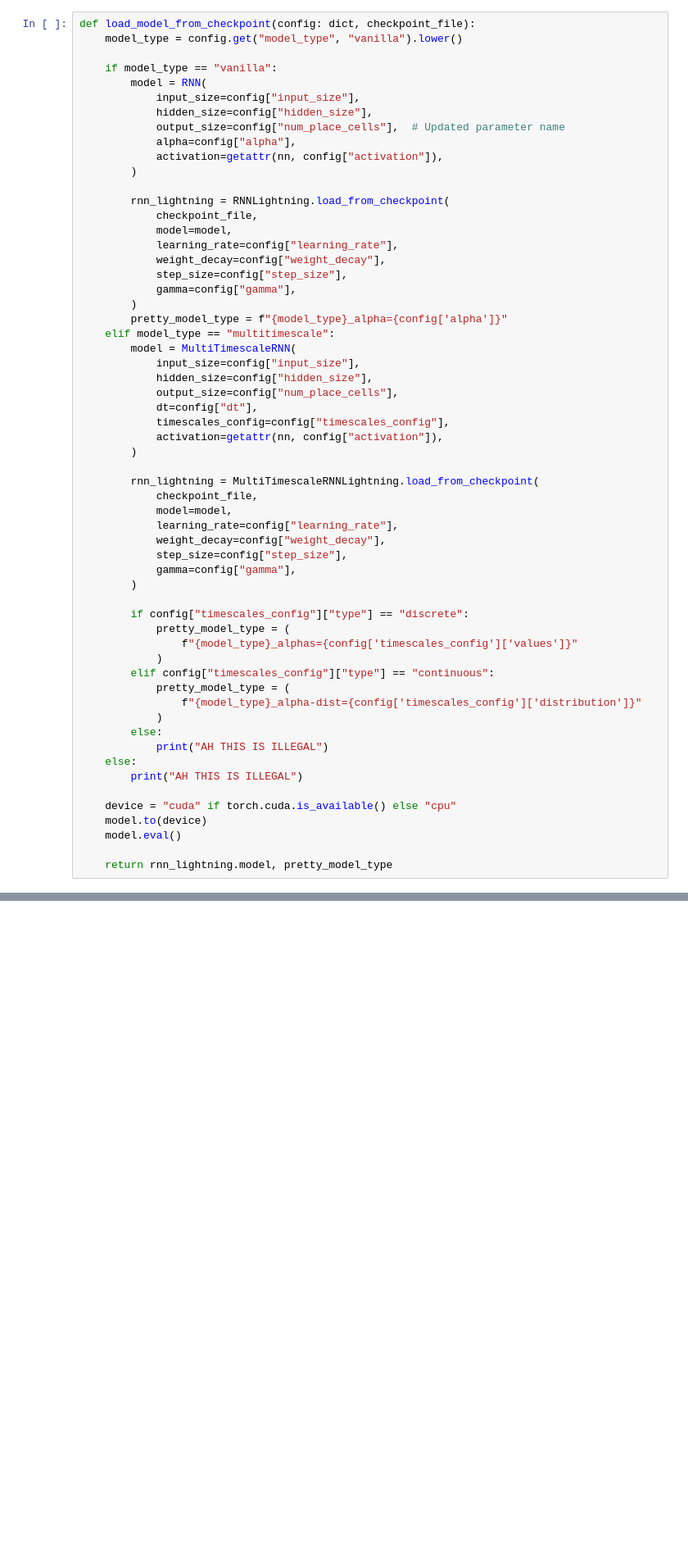
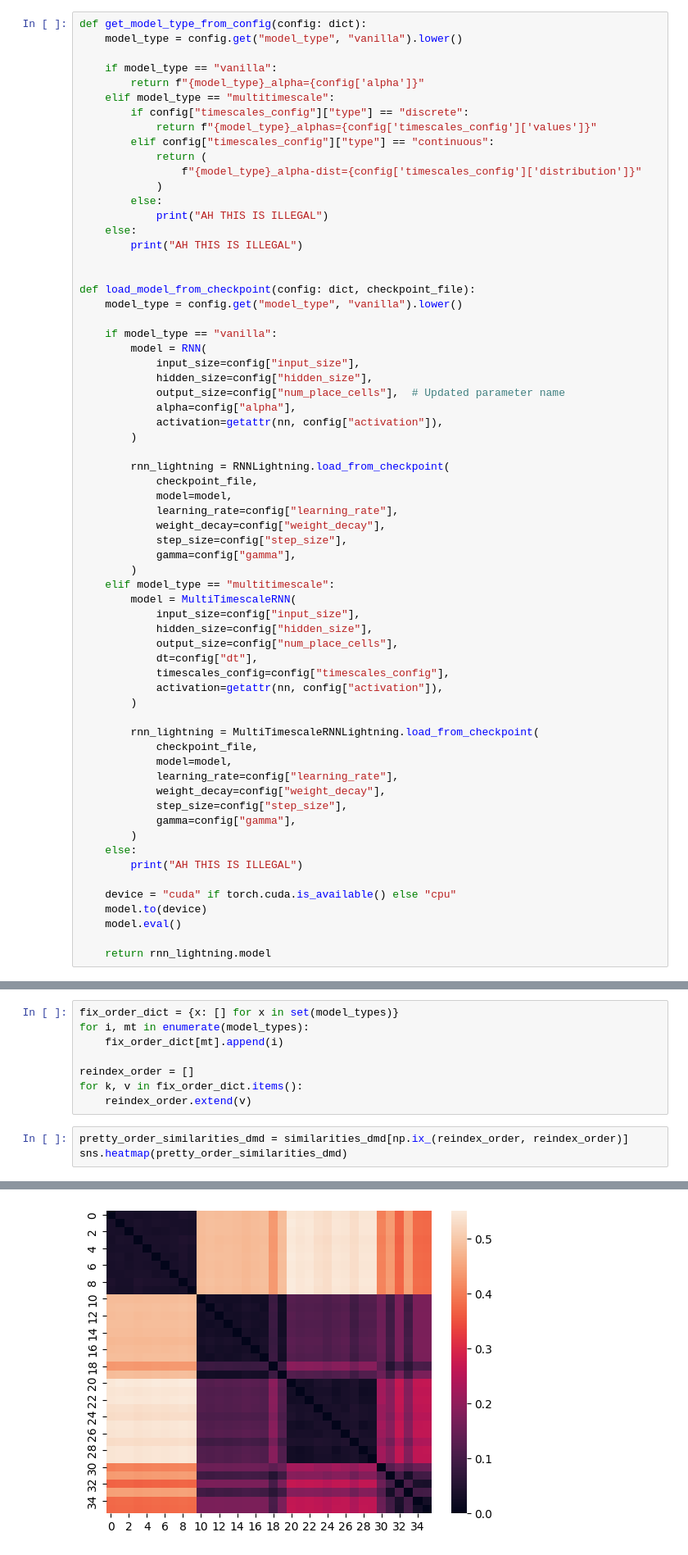
Before and after one commit to abertics/pirnns, a Jupyter notebook: pirnns/notebooks/analyze.ipynb, the cells around one changed output, grey strips where cells are left out. Shown at 82% size. Drawn from its saved outputs; the diff is of its cells as text; blank space fills up the shorter version.

```diff
--- a/pirnns/notebooks/analyze.ipynb
+++ b/pirnns/notebooks/analyze.ipynb
@@ -123,6 +134,24 @@ Run for each 10 seeds!
 - 4 timescales, alphas= [0.25, 0.5, 0.75, 1]
 - power-law, default set up
 # %%
+def get_model_type_from_config(config: dict):
+    model_type = config.get("model_type", "vanilla").lower()
+
+    if model_type == "vanilla":
+        return f"{model_type}_alpha={config['alpha']}"
+    elif model_type == "multitimescale":
+        if config["timescales_config"]["type"] == "discrete":
+            return f"{model_type}_alphas={config['timescales_config']['values']}"
+        elif config["timescales_config"]["type"] == "continuous":
+            return (
+                f"{model_type}_alpha-dist={config['timescales_config']['distribution']}"
+            )
+        else:
+            print("AH THIS IS ILLEGAL")
+    else:
+        print("AH THIS IS ILLEGAL")
+
+
 def load_model_from_checkpoint(config: dict, checkpoint_file):
     model_type = config.get("model_type", "vanilla").lower()
 
@@ -143,7 +172,6 @@ def load_model_from_checkpoint(config: dict, checkpoint_file):
             step_size=config["step_size"],
             gamma=config["gamma"],
         )
-        pretty_model_type = f"{model_type}_alpha={config['alpha']}"
     elif model_type == "multitimescale":
         model = MultiTimescaleRNN(
             input_size=config["input_size"],
@@ -162,17 +190,6 @@ def load_model_from_checkpoint(config: dict, checkpoint_file):
             step_size=config["step_size"],
             gamma=config["gamma"],
         )
-
-        if config["timescales_config"]["type"] == "discrete":
-            pretty_model_type = (
-                f"{model_type}_alphas={config['timescales_config']['values']}"
-            )
-        elif config["timescales_config"]["type"] == "continuous":
-            pretty_model_type = (
-                f"{model_type}_alpha-dist={config['timescales_config']['distribution']}"
-            )
-        else:
-            print("AH THIS IS ILLEGAL")
     else:
         print("AH THIS IS ILLEGAL")
 
@@ -180,4 +197,4 @@ def load_model_from_checkpoint(config: dict, checkpoint_file):
     model.to(device)
     model.eval()
 
-    return rnn_lightning.model, pretty_model_type
+    return rnn_lightning.model
@@ -473,0 +663,12 @@ plt.show()
+# %%
+fix_order_dict = {x: [] for x in set(model_types)}
+for i, mt in enumerate(model_types):
+    fix_order_dict[mt].append(i)
+
+reindex_order = []
+for k, v in fix_order_dict.items():
+    reindex_order.extend(v)
+# %%
+pretty_order_similarities_dmd = similarities_dmd[np.ix_(reindex_order, reindex_order)]
+sns.heatmap(pretty_order_similarities_dmd)
+# %% [output]
@@ -473,0 +676 @@ plt.show()
+[figure, added]
```
Also changed, not shown: parts of 10 cells of this notebook, 5 other files.
